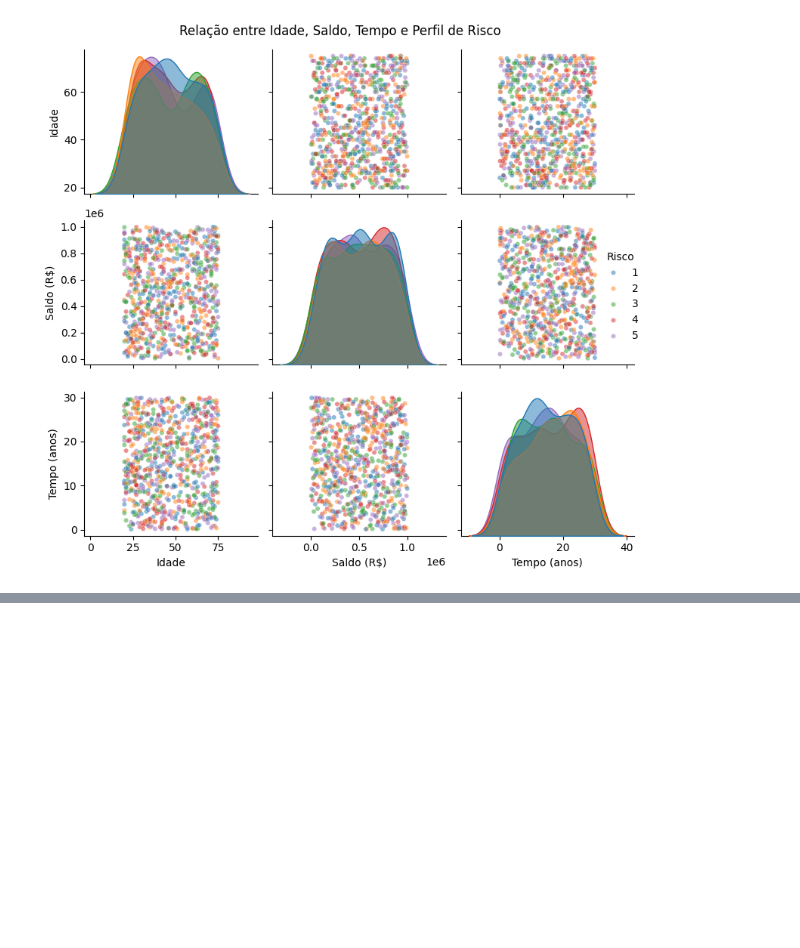
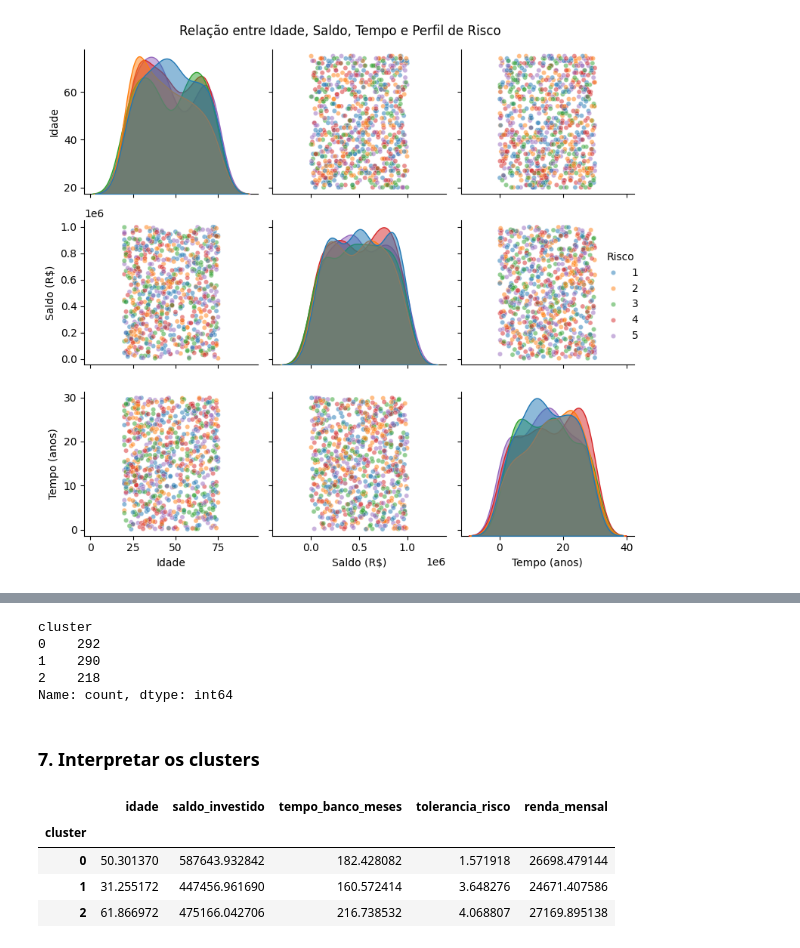
Before and after one commit to leonardolinsz/segment-investors, a Jupyter notebook: investidores.ipynb, the cells around one changed output, grey strips where cells are left out. Drawn from its saved outputs; the diff is of its cells as text; code cells hidden in the pictures; blank space fills up the shorter version.

```diff
--- a/investidores.ipynb
+++ b/investidores.ipynb
@@ -122,0 +149,29 @@ plt.show()
+# %%
+# Cria o modelo pedindo 3 grupos (conservador, moderado, agressivo)
+modelo_kmeans = KMeans(n_clusters=3, random_state=42, n_init=10)
+
+# Treina: descobre os 3 grupos
+modelo_kmeans.fit(X_normalizado)
+
+# Atribui o cluster (0, 1 ou 2) a cada cliente — vira uma coluna nova no df
+df['cluster'] = modelo_kmeans.labels_
+
+display(df['cluster'].value_counts())  # quantos clientes em cada grupo
+# %% [output]
+cluster
+0    292
+1    290
+2    218
+Name: count, dtype: int64
+# %% [markdown]
+### 7. Interpretar os clusters
+# %%
+# Tira a média de cada feature por cluster
+perfil_clusters = df.groupby('cluster')[features].mean()
+display(perfil_clusters)
+# %% [output]
+|  | idade | saldo_investido | tempo_banco_meses | tolerancia_risco | renda_mensal |
+| cluster |  |  |  |  |  |
+| 0 | 50.301370 | 587643.932842 | 182.428082 | 1.571918 | 26698.479144 |
+| 1 | 31.255172 | 447456.961690 | 160.572414 | 3.648276 | 24671.407586 |
+| 2 | 61.866972 | 475166.042706 | 216.738532 | 4.068807 | 27169.895138 |
```
Also changed, not shown: parts of 9 cells of this notebook.
